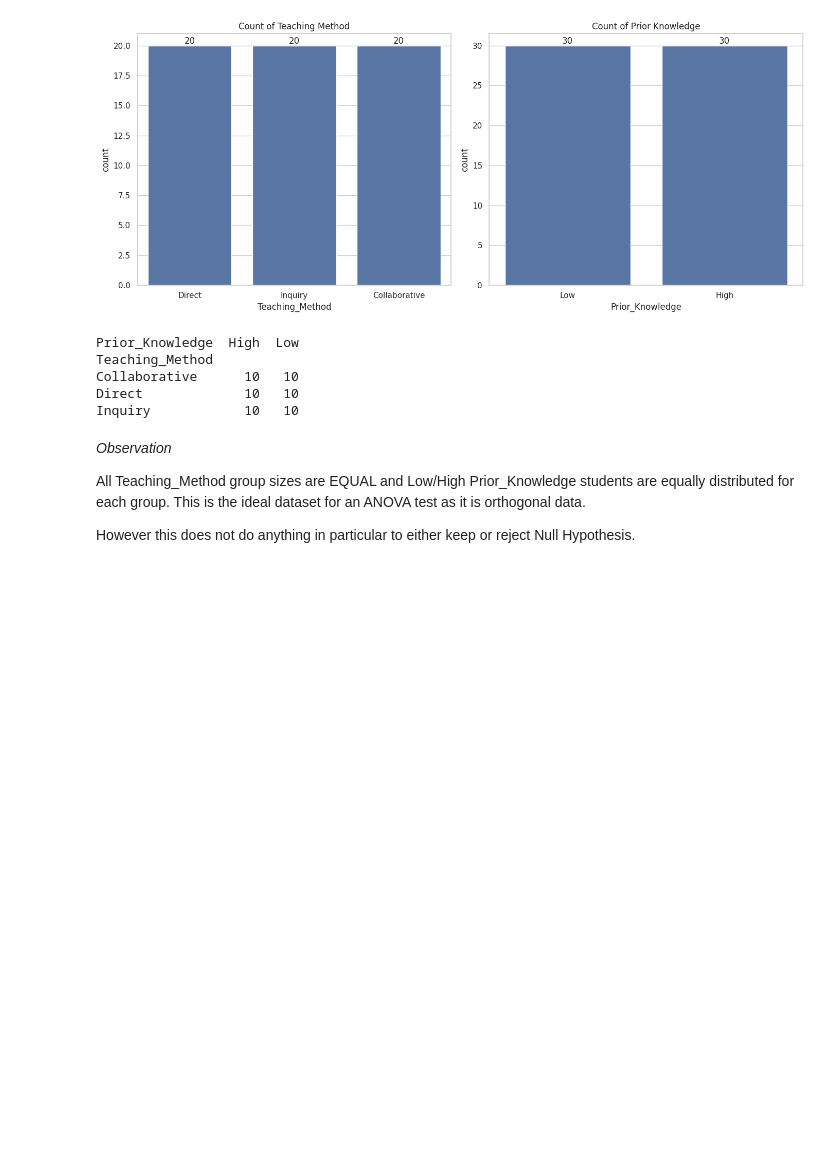
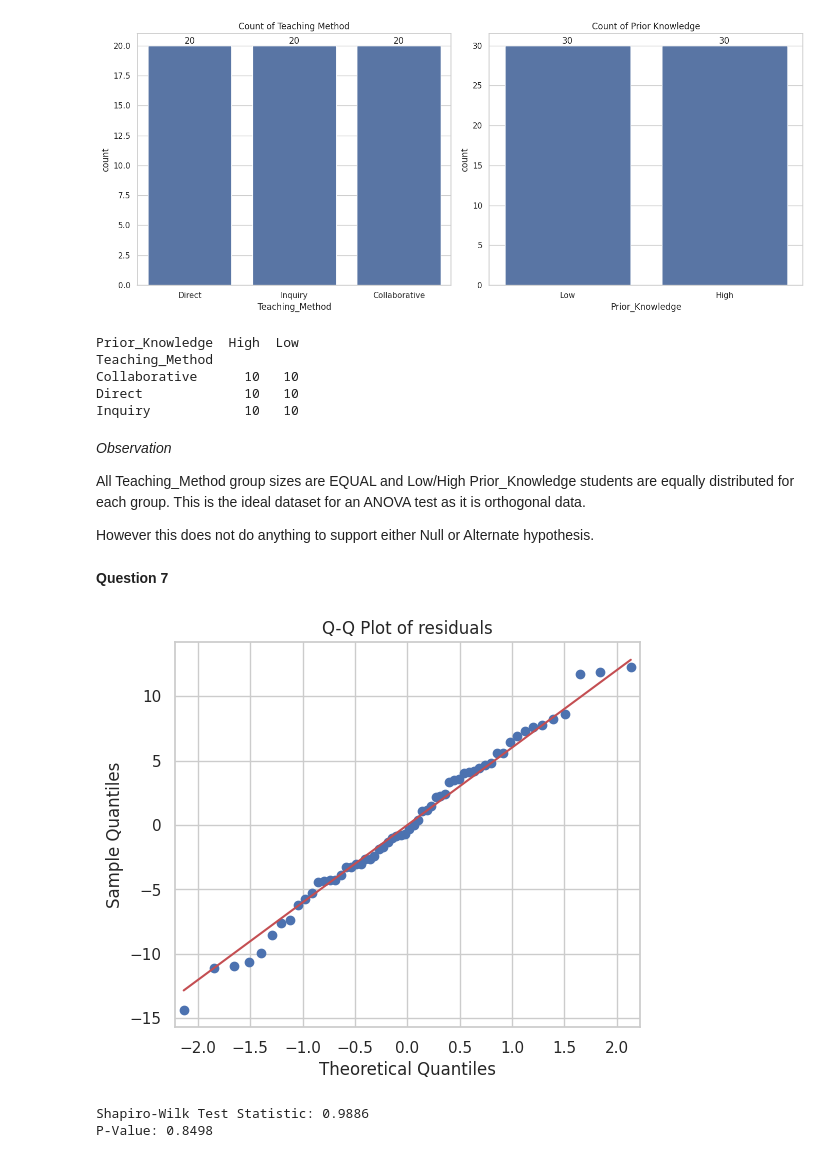
Before and after one commit to Cipher212/STAT-7220-Applied-Experimental-Design, a Jupyter notebook: Assignments/HW2/HW-2.ipynb, the cells around one changed output. Drawn from its saved outputs; the diff is of its cells as text; code cells hidden in the pictures; blank space fills up the shorter version.

```diff
--- a/Assignments/HW2/HW-2.ipynb
+++ b/Assignments/HW2/HW-2.ipynb
@@ -303,4 +305,29 @@ Inquiry            10   10
 
 All Teaching_Method group sizes are EQUAL and Low/High Prior_Knowledge students are equally distributed for each group. This is the ideal dataset for an ANOVA test as it is orthogonal data.
 
-However this does not do anything in particular to either keep or reject Null Hypothesis.
+However this does not do anything to support either Null or Alternate hypothesis.
+# %% [markdown]
+**Question 7**
+# %%
+model = ols('Score ~ C(Teaching_Method) * C(Prior_Knowledge)', data=df).fit()
+
+residuals = model.resid
+
+
+#qq plot
+
+fig, ax = plt.subplots(figsize=(6, 5))
+sm.qqplot(residuals, line='s', ax=ax)
+plt.title('Q-Q Plot of residuals')
+plt.show()
+
+
+# shapiro wilkes
+
+stat, p_value = shapiro(residuals)
+print(f"Shapiro-Wilk Test Statistic: {stat:.4f}")
+print(f"p-value: {p_value:.4f}")
+# %% [output]
+[figure, added]
+Shapiro-Wilk Test Statistic: 0.9886
+P-Value: 0.8498
```
Also changed, not shown: parts of 2 cells of this notebook.
